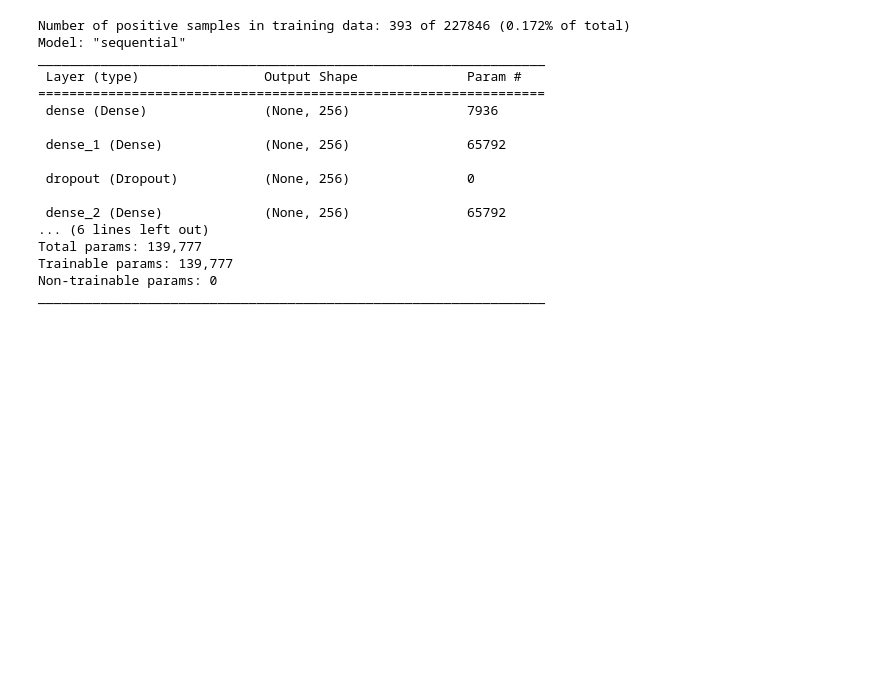
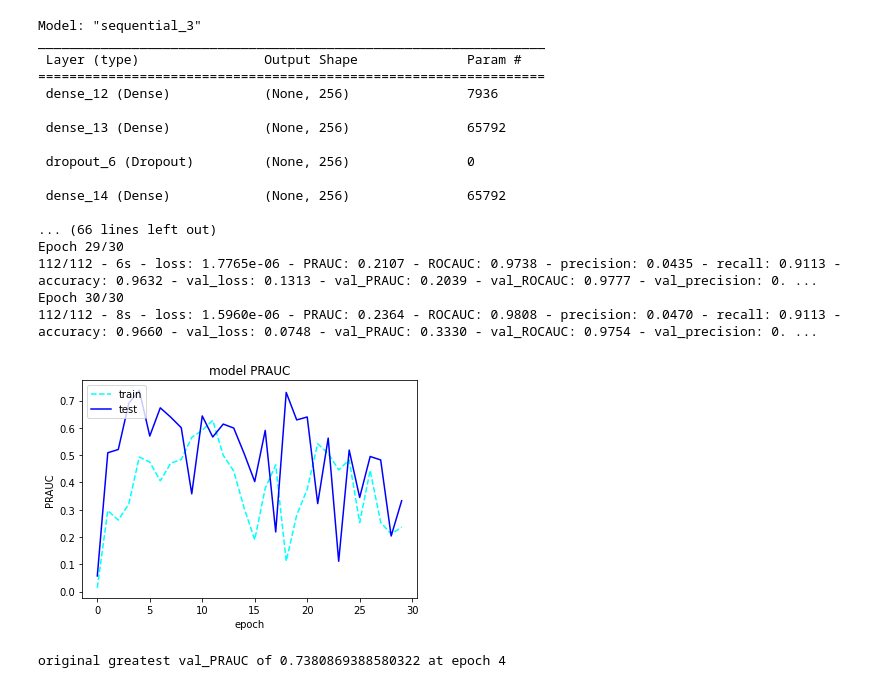
Before and after one commit to MatthewPorritt/CreditFraudPractice, a Jupyter notebook: CreditFraudPracticeML.ipynb, the cells around one changed output. Cells and saved outputs as stored; diff of their text form; code cells hidden in the pictures; blank space fills up the shorter version.

```diff
--- a/CreditFraudPracticeML.ipynb
+++ b/CreditFraudPracticeML.ipynb
@@ -97,52 +248,41 @@ Number of validation samples: 56961
 # %%
-#Analyze Class Imbalance
-counts = np.bincount(train_targets[:, 0])
-print(
-    "Number of positive samples in training data: {} of {} ({:.3f}% of total)".format(
-        counts[1], len(train_targets), 100 * float(counts[1]) / len(train_targets)
-    )
-)
-#set comparative weights for positives and negatives
-weight_for_0 = 1.0 / counts[0]
-weight_for_1 = 1.0 / counts[1]
-
-#Normalize Data Based On Training Set
-mean = np.mean(train_features, axis=0)
-train_features -= mean
-val_features -= mean
-std = np.std(train_features, axis=0)
-train_features /= std
-val_features /= std
-
 #Build Binary Classification Model
+test_num = 0
 model = keras.Sequential(
     [
         keras.layers.Dense(
             256, activation="relu", input_shape=(train_features.shape[-1],)
         ),
         keras.layers.Dense(256, activation="relu"),
         keras.layers.Dropout(0.3),
         keras.layers.Dense(256, activation="relu"),
         keras.layers.Dropout(0.3),
         keras.layers.Dense(1, activation="sigmoid"),
     ]
 )
 model.summary()
+
+history = keras_io_train(m=model)
+keras_io_visualize(history)
+
+### This is the original model given by keras.io, shuffled and unshuffled
 # %% [output]
-Number of positive samples in training data: 393 of 227846 (0.172% of total)
-Model: "sequential"
+Model: "sequential_3"
 _________________________________________________________________
  Layer (type)                Output Shape              Param #
 =================================================================
- dense (Dense)               (None, 256)               7936
+ dense_12 (Dense)            (None, 256)               7936
 
- dense_1 (Dense)             (None, 256)               65792
+ dense_13 (Dense)            (None, 256)               65792
 
- dropout (Dropout)           (None, 256)               0
+ dropout_6 (Dropout)         (None, 256)               0
 
- dense_2 (Dense)             (None, 256)               65792
-... (6 lines left out)
-Total params: 139,777
-Trainable params: 139,777
-Non-trainable params: 0
-_________________________________________________________________
+ dense_14 (Dense)            (None, 256)               65792
+
+... (66 lines left out)
+Epoch 29/30
+112/112 - 6s - loss: 1.7765e-06 - PRAUC: 0.2107 - ROCAUC: 0.9738 - precision: 0.0435 - recall: 0.9113 - accuracy: 0.9632 - val_loss: 0.1313 - val_PRAUC: 0.2039 - val_ROCAUC: 0.9777 - val_precision: 0. ...
+Epoch 30/30
+112/112 - 8s - loss: 1.5960e-06 - PRAUC: 0.2364 - ROCAUC: 0.9808 - precision: 0.0470 - recall: 0.9113 - accuracy: 0.9660 - val_loss: 0.0748 - val_PRAUC: 0.3330 - val_ROCAUC: 0.9754 - val_precision: 0. ...
+[figure, added]
+original greatest val_PRAUC of 0.7380869388580322 at epoch 4
```
Also changed, not shown: parts of 8 cells of this notebook.
